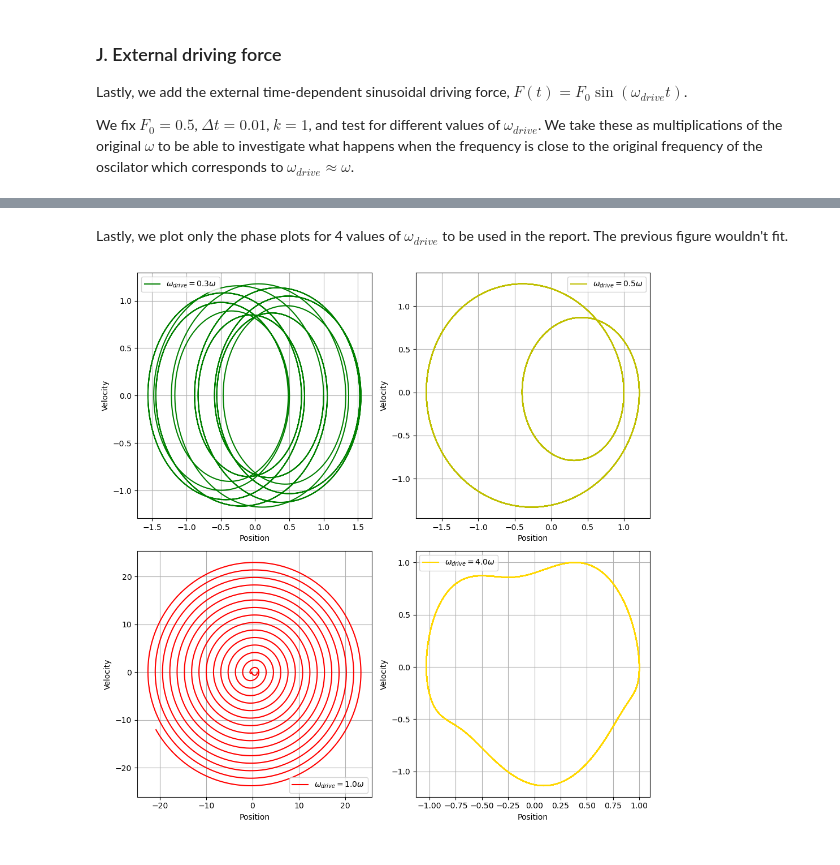
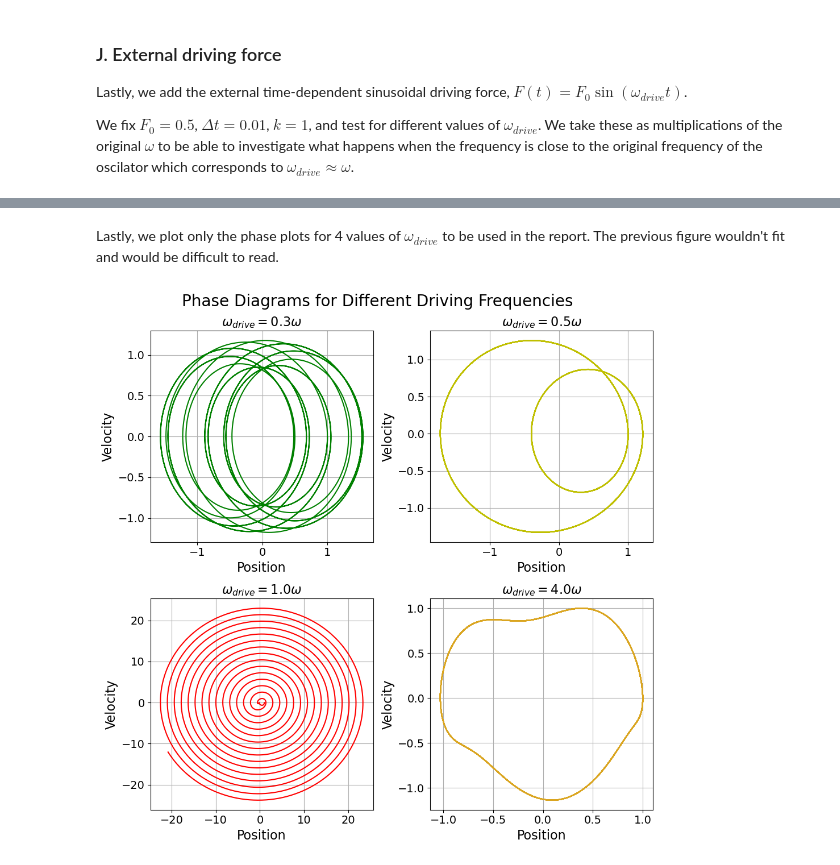
Before and after one commit to kingilsildor/CLS-Scientific_Computing-Assignment3, a Jupyter notebook: interface_leapfrog.ipynb, the cells around one changed output, grey strips where cells are left out. Saved outputs shown, nothing was run; the diff lists cells and outputs as text; code cells hidden in the pictures.

Commit message:
Final version of leapfrog interface

```diff
--- a/interface_leapfrog.ipynb
+++ b/interface_leapfrog.ipynb
@@ -122,38 +123,27 @@ for omega_drive in omegas:
 # %% [markdown]
-Lastly, we plot only the phase plots for 4 values of $\omega_{drive}$ to be used in the report. The previous figure wouldn't fit.
+Lastly, we plot only the phase plots for 4 values of $\omega_{drive}$ to be used in the report. The previous figure wouldn't fit and would be difficult to read.
 # %%
 T = 100
 k, m = 1, 1
 omega = (k / m)**0.5
 
 omegas = [omega*0.3, omega*0.5, omega, omega*4]
 F_0 = 0.5
 
 def F_x(x, k):
     return -k * x
 
 positions = []
 velocities = []
 
 for omega_drive in omegas:
     def F_t(t):
         return F_0 * np.sin(omega_drive * t)
 
     x_list, v_list = leapfrog(T, F_x, k, F_t=F_t)
     positions.append(x_list)
     velocities.append(v_list)
 
-fig, axes = plt.subplots(2, 2, figsize=(10, 10))
-colors = ['g', 'y', 'r', 'gold']
-
-for i, ax in enumerate(axes.flat):
-    ax.plot(positions[i], velocities[i], color=colors[i], label=rf'$\omega_{{drive}} = {omegas[i] / omega:.1f}\omega$')
-    ax.set_xlabel('Position')
-    ax.set_ylabel('Velocity')
-    ax.legend()
-    ax.grid()
-
-plt.tight_layout()
-plt.show()
+plot_leapfrog_phase_plots(positions, velocities, omegas, k=k, m=m, save=False)
 # %% [output]
-[figure, old version]
+[figure, new version]
```
Also changed, not shown: parts of 3 cells of this notebook, 2 other files.
